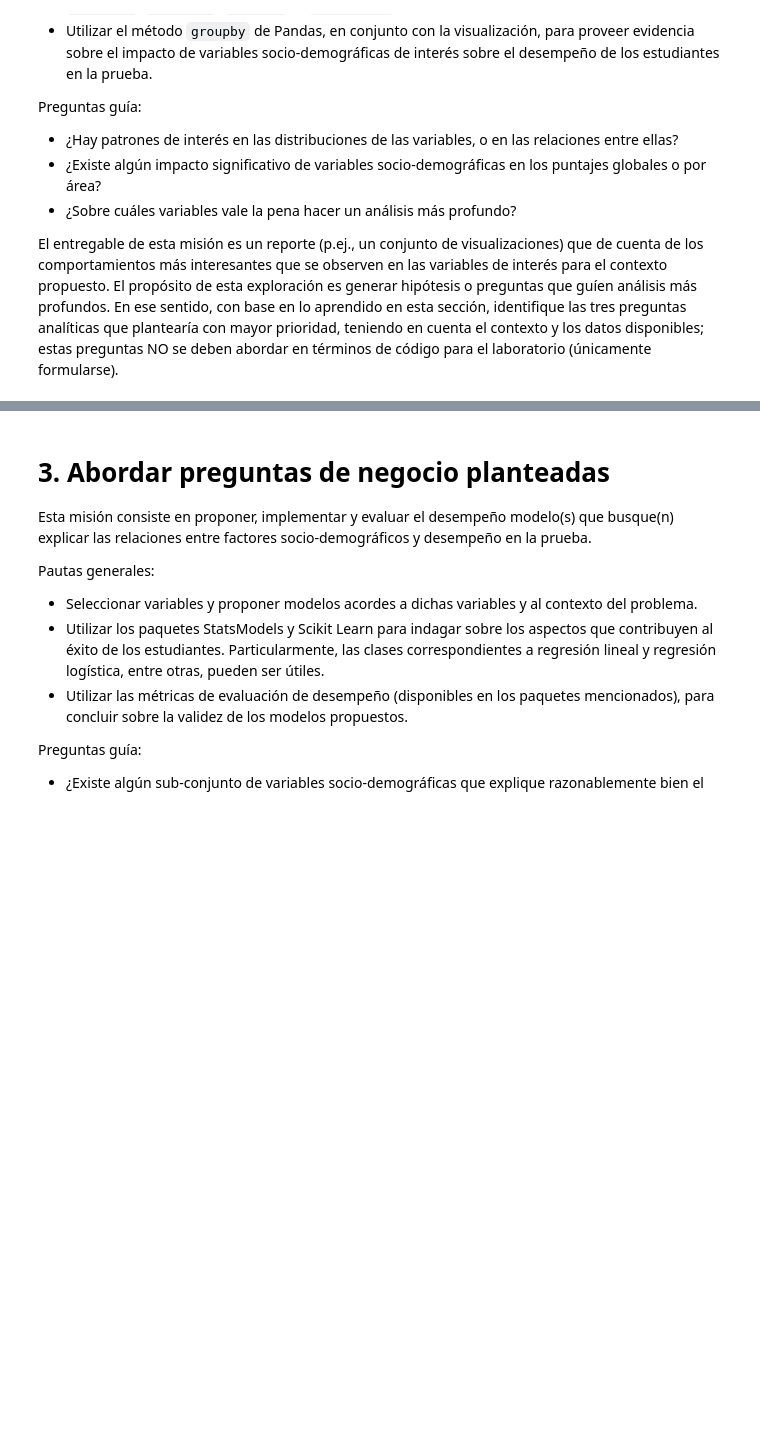
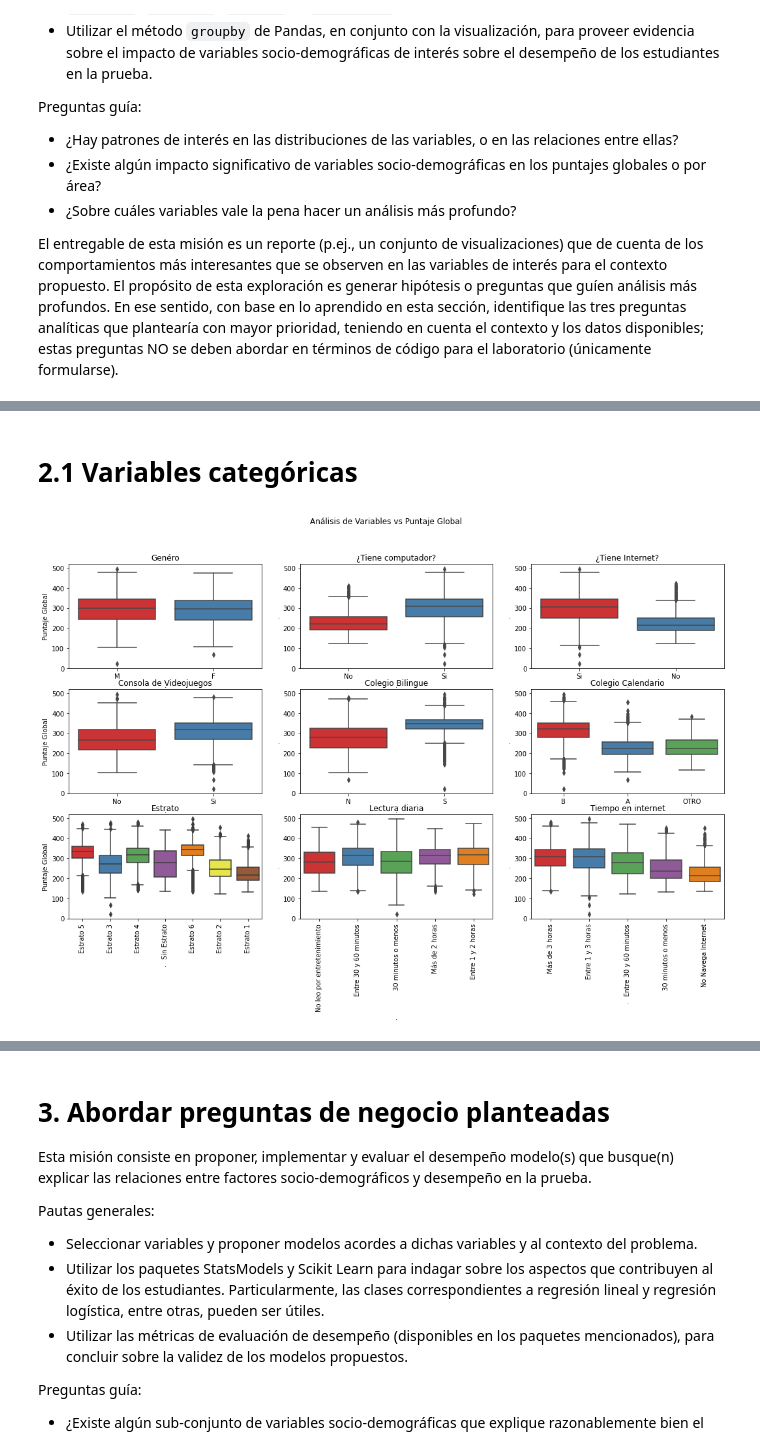
Before and after one commit to lvherrerab/MIIA_estudiante_18, a Jupyter notebook: Laboratorios/Laboratorio_2_18.ipynb, the cells around one changed output, grey strips where cells are left out. Saved outputs shown, nothing was run; the diff lists cells and outputs as text; code cells hidden in the pictures; blank space fills up the shorter version.

```diff
--- a/Laboratorios/Laboratorio_2_18.ipynb
+++ b/Laboratorios/Laboratorio_2_18.ipynb
@@ -61,6 +66,6 @@ df_2021 = pd.read_csv("/Users/LinaH/Documents/GitHub/MIIA_estudiante_18/Laborato
 # %%
-new = df_2021.append([df_2020, df_2019], ignore_index=True, sort= False)
-
-
-display (new)
+new = df_2021.append([df_2019], ignore_index=True, sort= False)
+rows = new.shape[0] #Filas
+col = new.shape[1] #Columnas
+rows, col
 # %% [output]
@@ -134,4 +122,2 @@ Porcentaje
 # %%
-df= new.loc[:, ['ESTU_GENERO', 'ESTU_DEPTO_RESIDE', 'FAMI_ESTRATOVIVIENDA','FAMI_PERSONASHOGAR', 'FAMI_EDUCACIONPADRE','FAMI_EDUCACIONMADRE', 'FAMI_TIENECOMPUTADOR','FAMI_TIENECONSOLAVIDEOJUEGOS', 'FAMI_NUMLIBROS','ESTU_DEDICACIONLECTURADIARIA', 'COLE_BILINGUE','COLE_JORNADA', 'PUNT_GLOBAL','PERCENTIL_GLOBAL']]
-
-display(df)
+df= new.loc[:, ['ESTU_GENERO', 'ESTU_DEPTO_RESIDE', 'ESTU_MCPIO_RESIDE', 'FAMI_ESTRATOVIVIENDA','FAMI_EDUCACIONPADRE','FAMI_EDUCACIONMADRE', 'FAMI_TIENECOMPUTADOR' , 'FAMI_TIENEINTERNET','FAMI_TIENECONSOLAVIDEOJUEGOS', 'FAMI_NUMLIBROS','ESTU_DEDICACIONLECTURADIARIA', 'COLE_BILINGUE','COLE_CALENDARIO','ESTU_DEDICACIONINTERNET' ,'PUNT_GLOBAL','PERCENTIL_GLOBAL', 'PERIODO', "ESTU_INSE_INDIVIDUAL", "FAMI_COMELECHEDERIVADOS", "FAMI_COMECARNEPESCADOHUEVO", "FAMI_COMECEREALFRUTOSLEGUMBRE"]]
@@ -280,0 +222,60 @@ memory usage: 5.6+ MB
+# %% [markdown]
+# 2.1 Variables categóricas
+# %%
+fig, axes = plt.subplots(3, 3, figsize=(18, 10))
+fig.suptitle('Análisis de Variables vs Puntaje Global')
+
+
+sns.boxplot(ax=axes[0,0], x= df["ESTU_GENERO"], y=df["PUNT_GLOBAL"],linewidth=1.5, palette="Set1")
+axes[0,0].set_title("Genéro")
+axes[0,0].set_xlabel('.')
+axes[0,0].set_ylabel('Puntaje Global')
+
+sns.boxplot(ax=axes[0,1], x= df["FAMI_TIENECOMPUTADOR"], y=df["PUNT_GLOBAL"],linewidth=1.5, palette="Set1" )
+axes[0,1].set_title("¿Tiene computador?")
+axes[0,1].set_xlabel('.')
+axes[0,1].set_ylabel('.')
+
+sns.boxplot(ax=axes[0,2], x= df["FAMI_TIENEINTERNET"], y=df["PUNT_GLOBAL"],linewidth=1.5, palette="Set1" )
+axes[0,2].set_title("¿Tiene Internet?")
+axes[0,2].set_xlabel('.')
+axes[0,2].set_ylabel('.')
+
+
+sns.boxplot(ax=axes[1,0], x= df["FAMI_TIENECONSOLAVIDEOJUEGOS"], y=df["PUNT_GLOBAL"],linewidth=1.5, palette="Set1" )
+axes[1,0].set_title("Consola de Videojuegos")
+axes[1,0].set_xlabel('.')
+axes[1,0].set_ylabel('Puntaje Global')
+
+
+sns.boxplot(ax=axes[1,1], x= df["COLE_BILINGUE"], y=df["PUNT_GLOBAL"],linewidth=1.5, palette="Set1" )
+axes[1,1].set_title("Colegio Bilingue")
+axes[1,1].set_xlabel('.')
+axes[1,1].set_ylabel('.')
+
+sns.boxplot(ax=axes[1,2], x= df["COLE_CALENDARIO"], y=df["PUNT_GLOBAL"],linewidth=1.5, palette="Set1" )
+axes[1,2].set_title("Colegio Calendario")
+axes[1,2].set_xlabel('.')
+axes[1,2].set_ylabel('.')
+
+
+sns.boxplot(ax=axes[2,0], x= df["FAMI_ESTRATOVIVIENDA"], y=df["PUNT_GLOBAL"],linewidth=1.5, palette="Set1" )
+axes[2,0].set_title("Estrato")
+axes[2,0].set_xlabel('.')
+axes[2,0].set_ylabel('Puntaje Global')
+axes[2,0].tick_params(axis="x", labelrotation = 90)
+
+
+sns.boxplot(ax=axes[2,1], x= df["ESTU_DEDICACIONLECTURADIARIA"], y=df["PUNT_GLOBAL"],linewidth=1.5, palette="Set1" )
+axes[2,1].set_title("Lectura diaria")
+axes[2,1].set_xlabel('.')
+axes[2,1].set_ylabel('.')
+axes[2,1].tick_params(axis="x", labelrotation = 90)
+
+sns.boxplot(ax=axes[2,2], x= df["ESTU_DEDICACIONINTERNET"], y=df["PUNT_GLOBAL"],linewidth=1.5, palette="Set1" )
+axes[2,2].set_title("Tiempo en internet")
+axes[2,2].set_xlabel('.')
+axes[2,2].set_ylabel('.')
+axes[2,2].tick_params(axis="x", labelrotation = 90)
+# %% [output]
+[figure, added]
```
Also changed, not shown: parts of 51 cells of this notebook, 3 other files.
